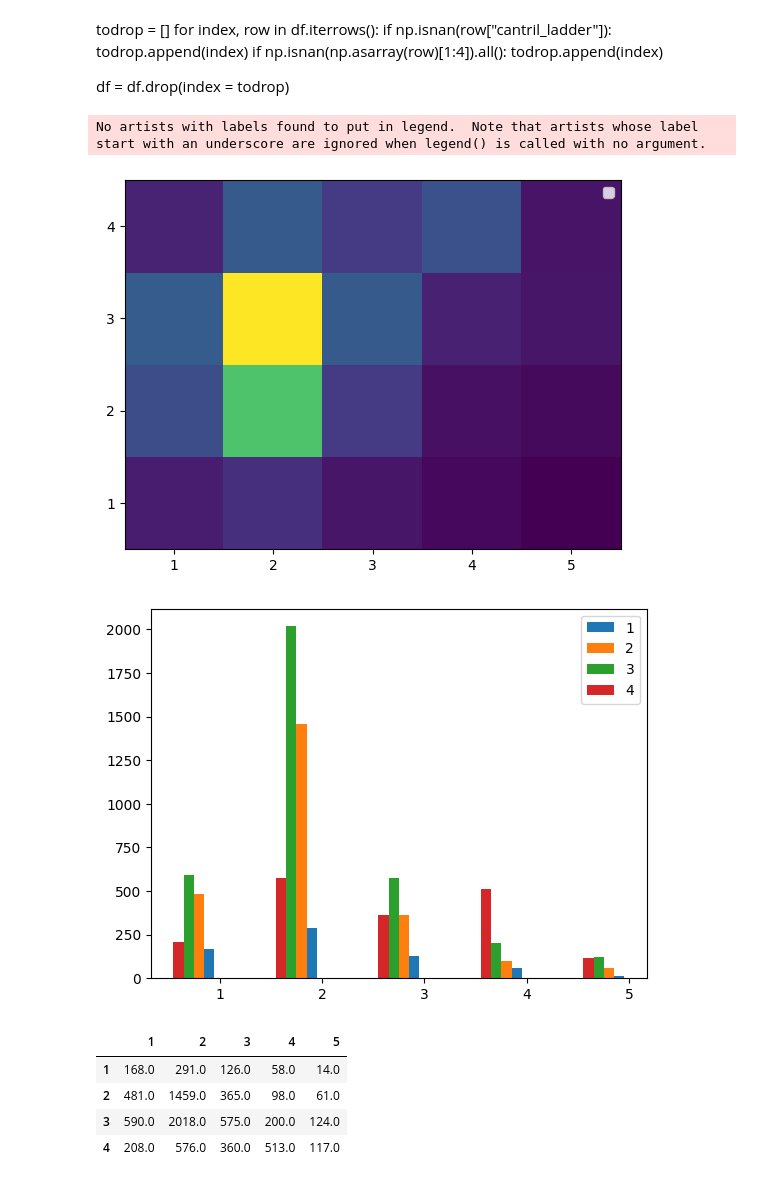
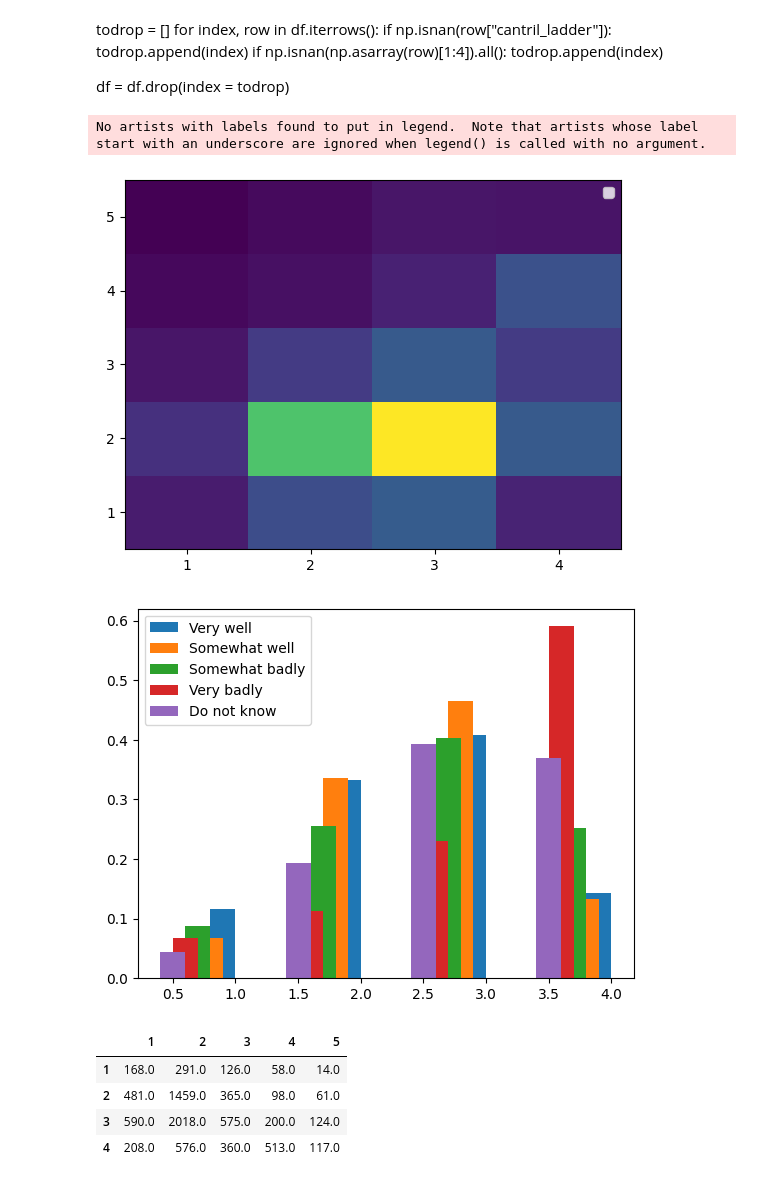
Before and after one commit to sevenbanisch/hackthon_yougov_data, a Jupyter notebook: hackathon/Joris/loadandcleandata.ipynb, the cells around one changed output. Cells and saved outputs as stored; diff of their text form; code cells hidden in the pictures.

```diff
--- a/hackathon/Joris/loadandcleandata.ipynb
+++ b/hackathon/Joris/loadandcleandata.ipynb
@@ -276,12 +239,12 @@ def myhistplot(item):
 
 ### Example: Behavioral Variables
 # %%
-question1 = 'm9_3'
-question2 = 'i12_health_22'
+question1 = 'wcrex1'
+question2 = 'wcrv_4'
 
 items_behavior = [ i for i in remaining_cols if question1 in i]
 items_behavior.extend([question2])
 %matplotlib inline
 for i in items_behavior:
-    myerrorplot(i)
+     myerrorplot(i)
 # %% [output]
@@ -299,7 +262,7 @@ todrop = []
 for index, row in df.iterrows():
     if np.isnan(np.array(row)).any():
         todrop.append(index)
-    if row[question1]> 900:
+    if row[question2]> 900:
         todrop.append(index)
 
 
@@ -368,7 +329,7 @@ def count_occurences(cantril, phqz, type_of_phqz):
     no = helper[helper[question1].values == cantril].shape[0]
     return no
 # %%
-dfphq41 = pd.DataFrame(index=np.arange(4)+1, columns=np.arange(5)+1)
+dfphq41 = pd.DataFrame(index=np.arange(5)+1, columns=np.arange(4)+1)
 
 for index, row in dfphq41.iterrows():
     for i, ele in enumerate(row):
@@ -384,16 +345,16 @@ plt.legend()
 plt.show()
 # %% [output]
 No artists with labels found to put in legend.  Note that artists whose label start with an underscore are ignored when legend() is called with no argument.
-[figure, old version]
+[figure, new version]
 # %%
 f=plt.figure()
 for index, row in dfphq41.iterrows():
-    plt.bar(x=np.array([1,2,3,4,5])-index/10, height=np.asarray(row), label=index, width=0.1)
+    plt.bar(x=np.array([1,2,3,4])-index/10, height=np.asarray(row)/sum(np.asarray(row)), width=0.2)
 
-plt.legend()
+plt.legend(['Very well','Somewhat well','Somewhat badly','Very badly','Do not know'])
 plt.show()
 # %% [output]
-[figure, old version]
+[figure, new version]
 # %%
 dfphq41
 # %% [output]
```
Also changed, not shown: parts of 4 cells of this notebook, 1 other file.
